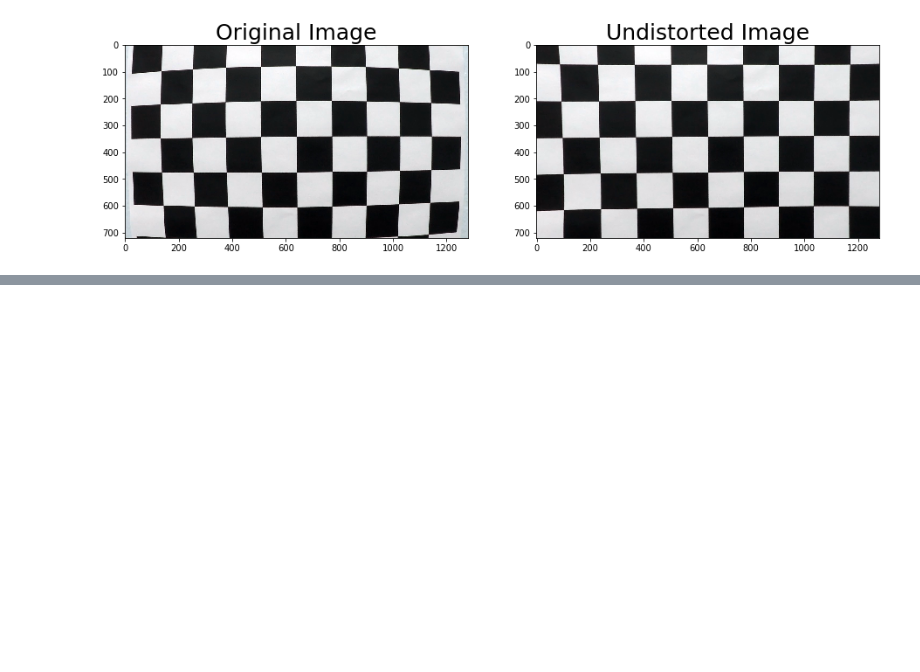
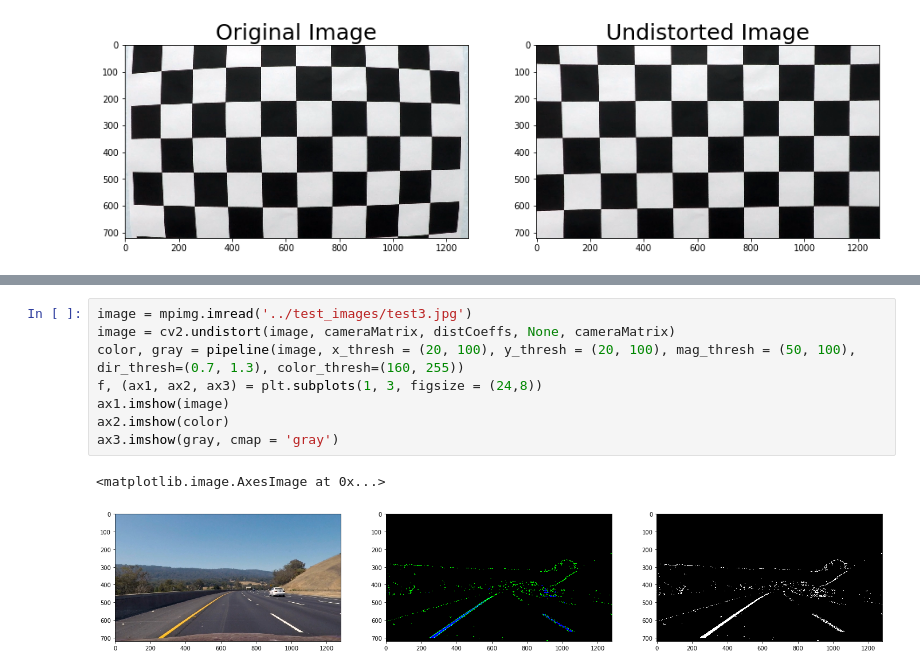
Before and after one commit to patricksu/CarND-Advanced-Lane-Lines, a Jupyter notebook: examples/example.ipynb, the cells around one changed output, grey strips where cells are left out. Cells and saved outputs as stored; diff of their text form; blank space fills up the shorter version.

```diff
--- a/examples/example.ipynb
+++ b/examples/example.ipynb
@@ -86,0 +191,11 @@ plt.savefig('undistortion_test1_peng.png')
+# %%
+image = mpimg.imread('../test_images/test3.jpg')
+image = cv2.undistort(image, cameraMatrix, distCoeffs, None, cameraMatrix)
+color, gray = pipeline(image, x_thresh = (20, 100), y_thresh = (20, 100), mag_thresh = (50, 100), dir_thresh=(0.7, 1.3), color_thresh=(160, 255))
+f, (ax1, ax2, ax3) = plt.subplots(1, 3, figsize = (24,8))
+ax1.imshow(image)
+ax2.imshow(color)
+ax3.imshow(gray, cmap = 'gray')
+# %% [output]
+<matplotlib.image.AxesImage at 0x...>
+[figure, added]
```
Also changed, not shown: parts of 3 cells of this notebook, 2 other files.
